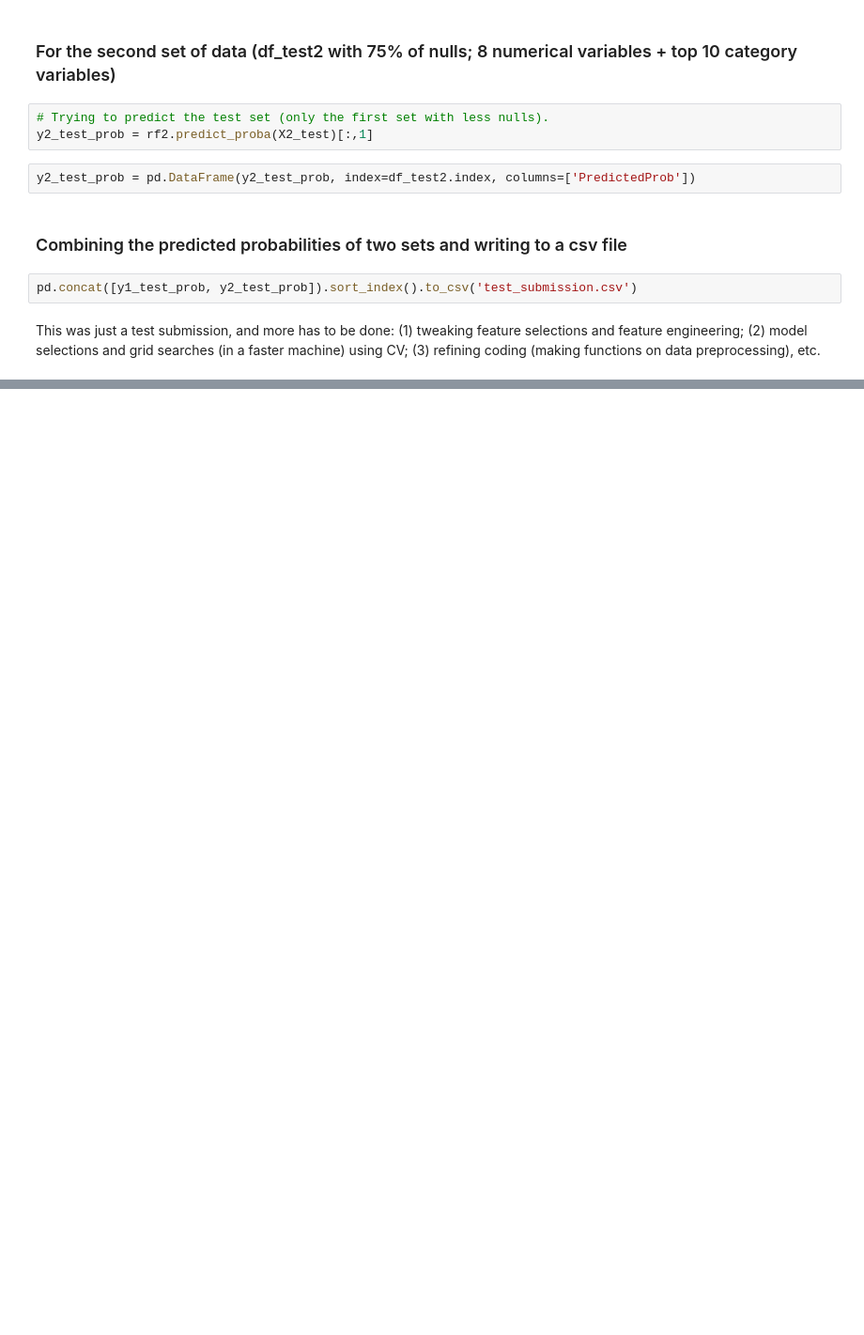
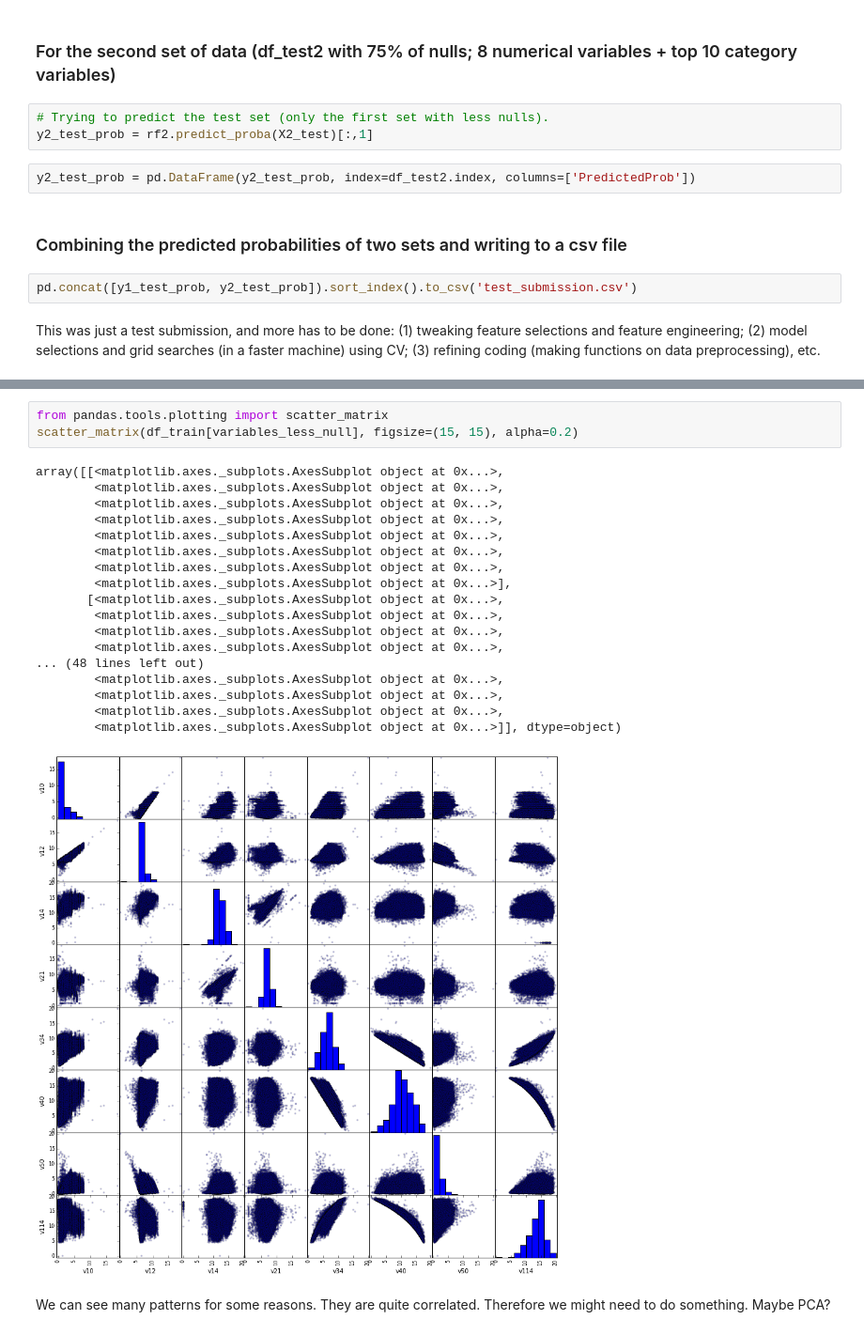
Before and after one commit to suhanree/claims-manager, a Jupyter notebook: code/ExploratoryAnalysis.ipynb, the cells around one changed output, grey strips where cells are left out. Shown at 94% size. Drawn from its saved outputs; the diff is of its cells as text; blank space fills up the shorter version.

```diff
--- a/code/ExploratoryAnalysis.ipynb
+++ b/code/ExploratoryAnalysis.ipynb
@@ -818,0 +882,24 @@ This was just a test submission, and more has to be done: (1) tweaking feature s
+# %%
+from pandas.tools.plotting import scatter_matrix
+scatter_matrix(df_train[variables_less_null], figsize=(15, 15), alpha=0.2)
+# %% [output]
+array([[<matplotlib.axes._subplots.AxesSubplot object at 0x...>,
+        <matplotlib.axes._subplots.AxesSubplot object at 0x...>,
+        <matplotlib.axes._subplots.AxesSubplot object at 0x...>,
+        <matplotlib.axes._subplots.AxesSubplot object at 0x...>,
+        <matplotlib.axes._subplots.AxesSubplot object at 0x...>,
+        <matplotlib.axes._subplots.AxesSubplot object at 0x...>,
+        <matplotlib.axes._subplots.AxesSubplot object at 0x...>,
+        <matplotlib.axes._subplots.AxesSubplot object at 0x...>],
+       [<matplotlib.axes._subplots.AxesSubplot object at 0x...>,
+        <matplotlib.axes._subplots.AxesSubplot object at 0x...>,
+        <matplotlib.axes._subplots.AxesSubplot object at 0x...>,
+        <matplotlib.axes._subplots.AxesSubplot object at 0x...>,
+... (48 lines left out)
+        <matplotlib.axes._subplots.AxesSubplot object at 0x...>,
+        <matplotlib.axes._subplots.AxesSubplot object at 0x...>,
+        <matplotlib.axes._subplots.AxesSubplot object at 0x...>,
+        <matplotlib.axes._subplots.AxesSubplot object at 0x...>]], dtype=object)
+[figure, added]
+# %% [markdown]
+We can see many patterns for some reasons. They are quite correlated. Therefore we might need to do something. Maybe PCA?
```
Also changed, not shown: parts of 29 cells of this notebook.
